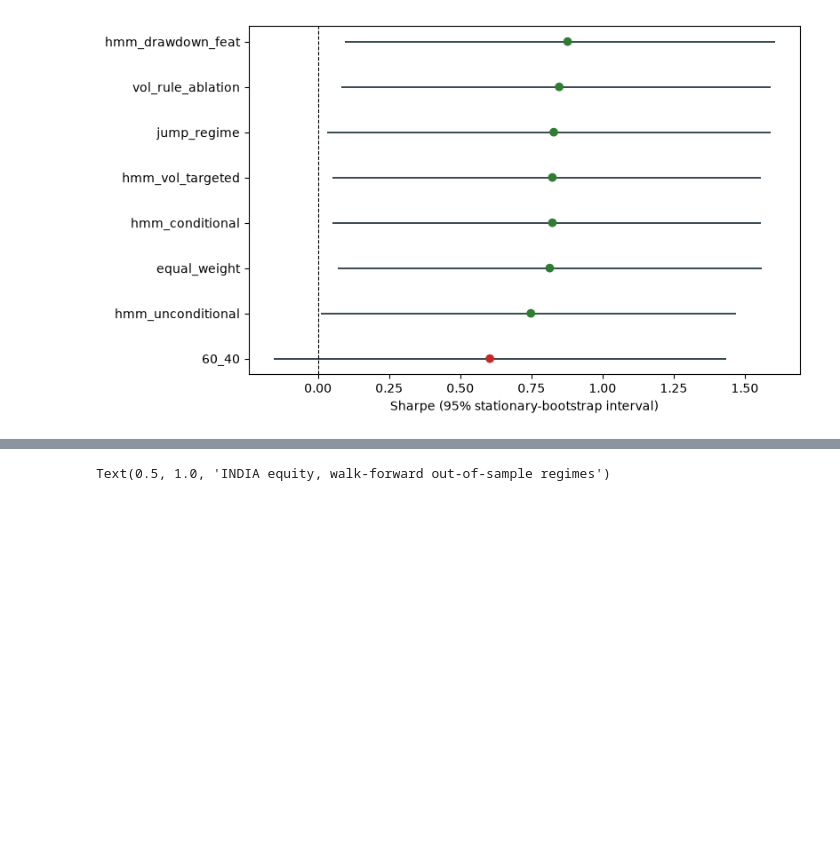
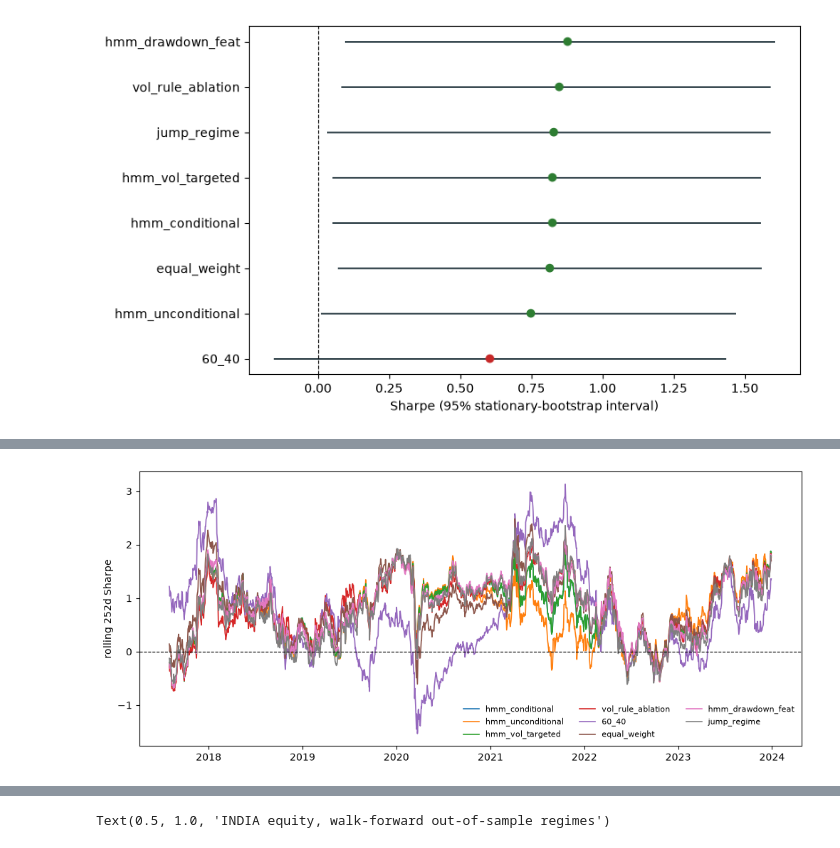
Before and after one commit to DogInfantry/Signals-Before-Storms, a Jupyter notebook: notebooks/driver.ipynb, the cells around one changed output, grey strips where cells are left out. Drawn from its saved outputs; the diff is of its cells as text; code cells hidden in the pictures; blank space fills up the shorter version.

```diff
--- a/notebooks/driver.ipynb
+++ b/notebooks/driver.ipynb
@@ -422,0 +508,4 @@ bias the deflated Sharpe exists to punish.
+# %%
+_ = rolling_sharpe(books, rf=rf)
+# %% [output]
+[figure, added]
```
Also changed, not shown: parts of 15 cells of this notebook, 8 other files.
